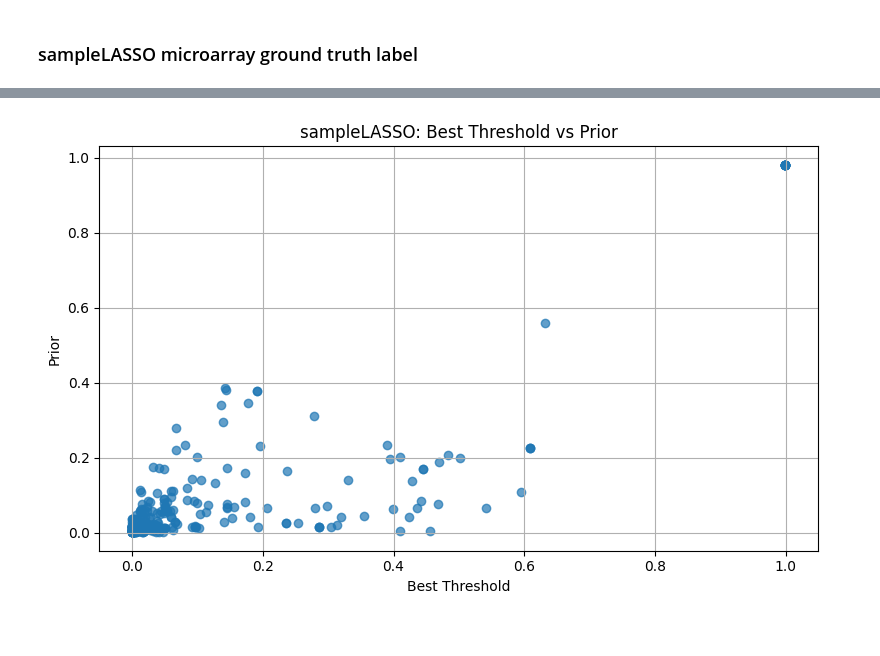
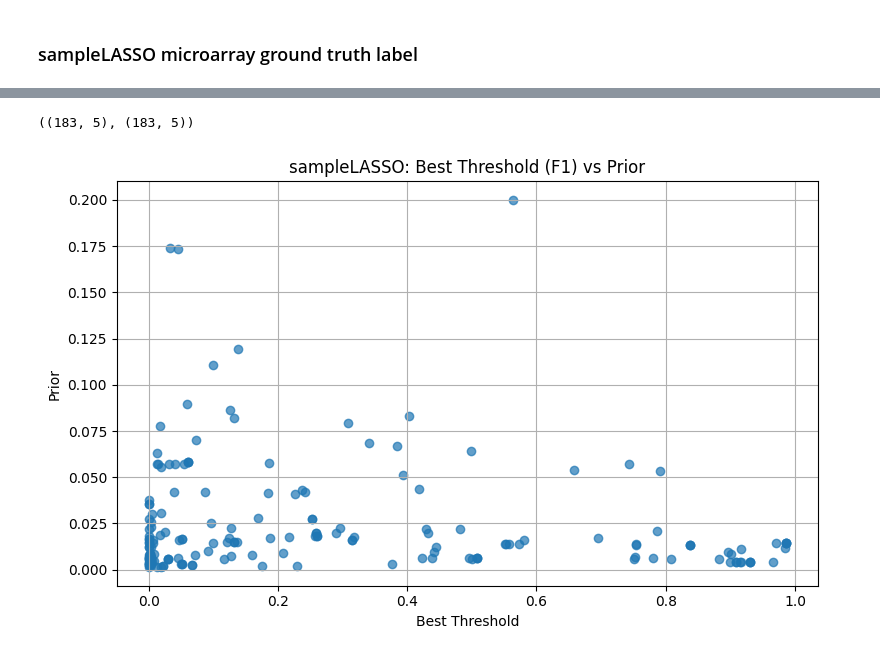
Before and after one commit to phicks22/txt2onto_prediction_workflow, a Jupyter notebook: notebook/2025-06-26__sampleLASSO_microarray_description_txt2onto_pred_annotation_exploration.ipynb, the cells around one changed output, grey strips where cells are left out. Saved outputs shown, nothing was run; the diff lists cells and outputs as text; code cells hidden in the pictures.

```diff
--- a/notebook/2025-06-26__sampleLASSO_microarray_description_txt2onto_pred_annotation_exploration.ipynb
+++ b/notebook/2025-06-26__sampleLASSO_microarray_description_txt2onto_pred_annotation_exploration.ipynb
@@ -7,6 +7,8 @@ import matplotlib.pyplot as plt
 prior_df = pd.read_csv("../data/true_label__inst_type=sample__task=tissue.csv.gz", compression="gzip", sep=",")
 ic_df = pd.read_csv("../data/UBERON_IC.csv", sep=",")
 log2auprc_df = pd.read_csv("../data/tissue_model_stats.csv", sep=",")
-best_th_df = pd.read_csv("../data/mcc_f1_best_threshold.csv", sep = "\t")
-samplelasso_label = pd.read_csv("../data/sampleLASSO_labels_prior_pos_predpos.csv", sep=",")
+best_th_df_f1 = pd.read_csv("../results/f1.0_best_threshold.csv", sep = "\t")
+samplelasso_label_f1 = pd.read_csv("../results/sampleLASSO_labels_prior_pos_predpos_f1.csv", sep=",")
+best_th_df_f05 = pd.read_csv("../results/f0.5_best_threshold.csv", sep = "\t")
+samplelasso_label_f05 = pd.read_csv("../results/sampleLASSO_labels_prior_pos_predpos_f05.csv", sep=",")
 # %%
@@ -172,16 +353,20 @@ samplelasso_label.shape
+# %%
+samplelasso_label_f1.shape, samplelasso_laLokksdfskfjslkfjslkfjlksjflksffafdsfdsfsdsafafafdsbel_f05.shape
+# %% [output]
+((183, 5), (183, 5))
 # %%
 plt.figure(figsize=(8, 5))
-plt.scatter(samplelasso_label['best_threshold'], samplelasso_label['prior'], alpha=0.7)
+plt.scatter(samplelasso_label_f1['best_threshold'], samplelasso_label_f1['prior'], alpha=0.7)
 
 # Fit a linear regression line
-#m, b = np.polyfit(samplelasso_label['best_threshold'], samplelasso_label['prior'], 1)
-#plt.plot(samplelasso_label['best_threshold'], m * samplelasso_label['best_threshold'] + b, color='blue', label='Regression line')
+#m, b = np.polyfit(samplelasso_label_f1['best_threshold'], samplelasso_label_f1['prior'], 1)
+#plt.plot(samplelasso_label_f1['best_threshold'], m * samplelasso_label_f1['best_threshold'] + b, color='blue', label='Regression line')
 
 plt.xlabel('Best Threshold')
 plt.ylabel('Prior')
-plt.title('sampleLASSO: Best Threshold vs Prior')
+plt.title('sampleLASSO: Best Threshold (F1) vs Prior')
 plt.grid(True)
 plt.tight_layout()
 plt.show()
 # %% [output]
-[figure, old version]
+[figure, new version]
```
Also changed, not shown: parts of 32 cells of this notebook.
